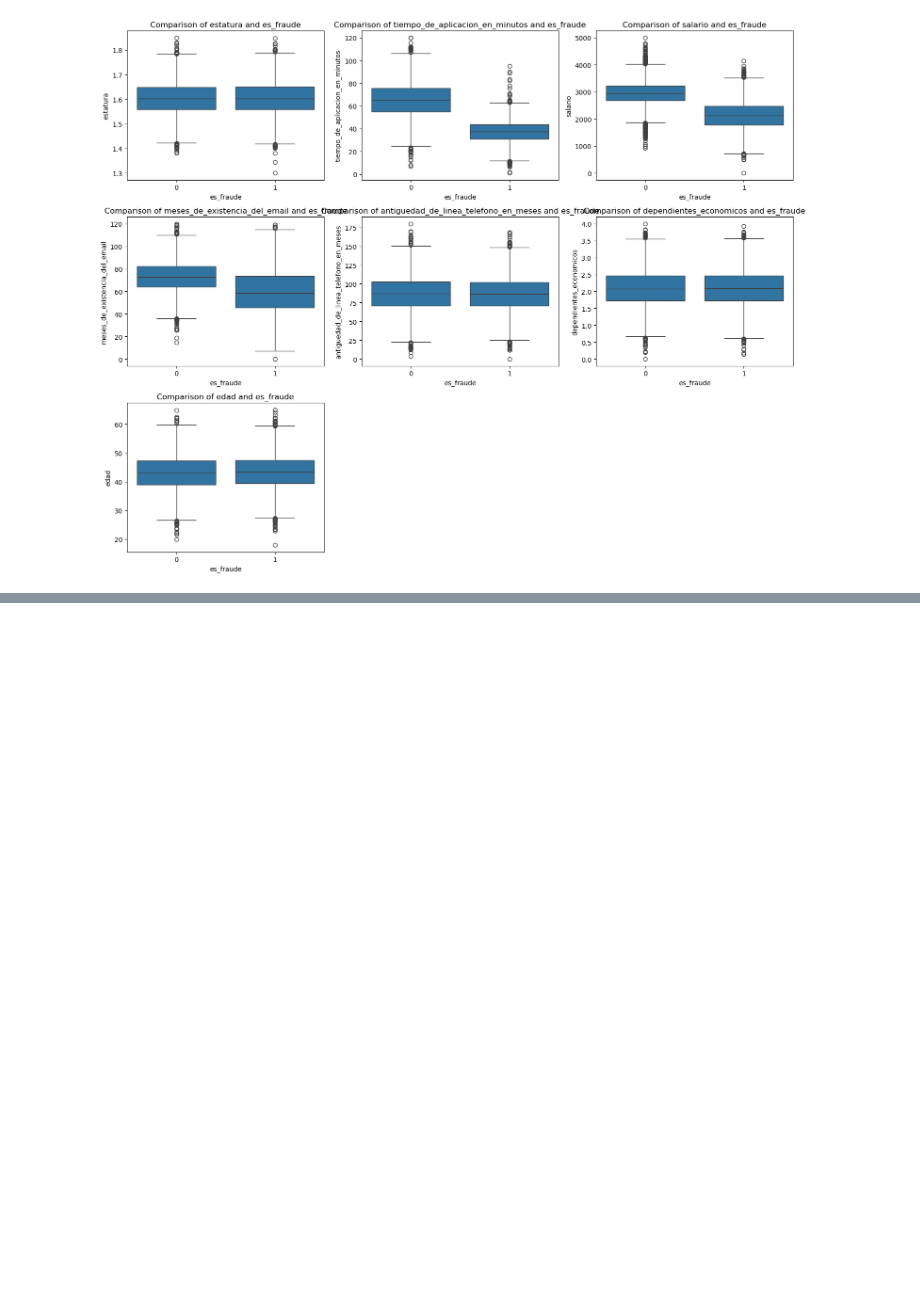
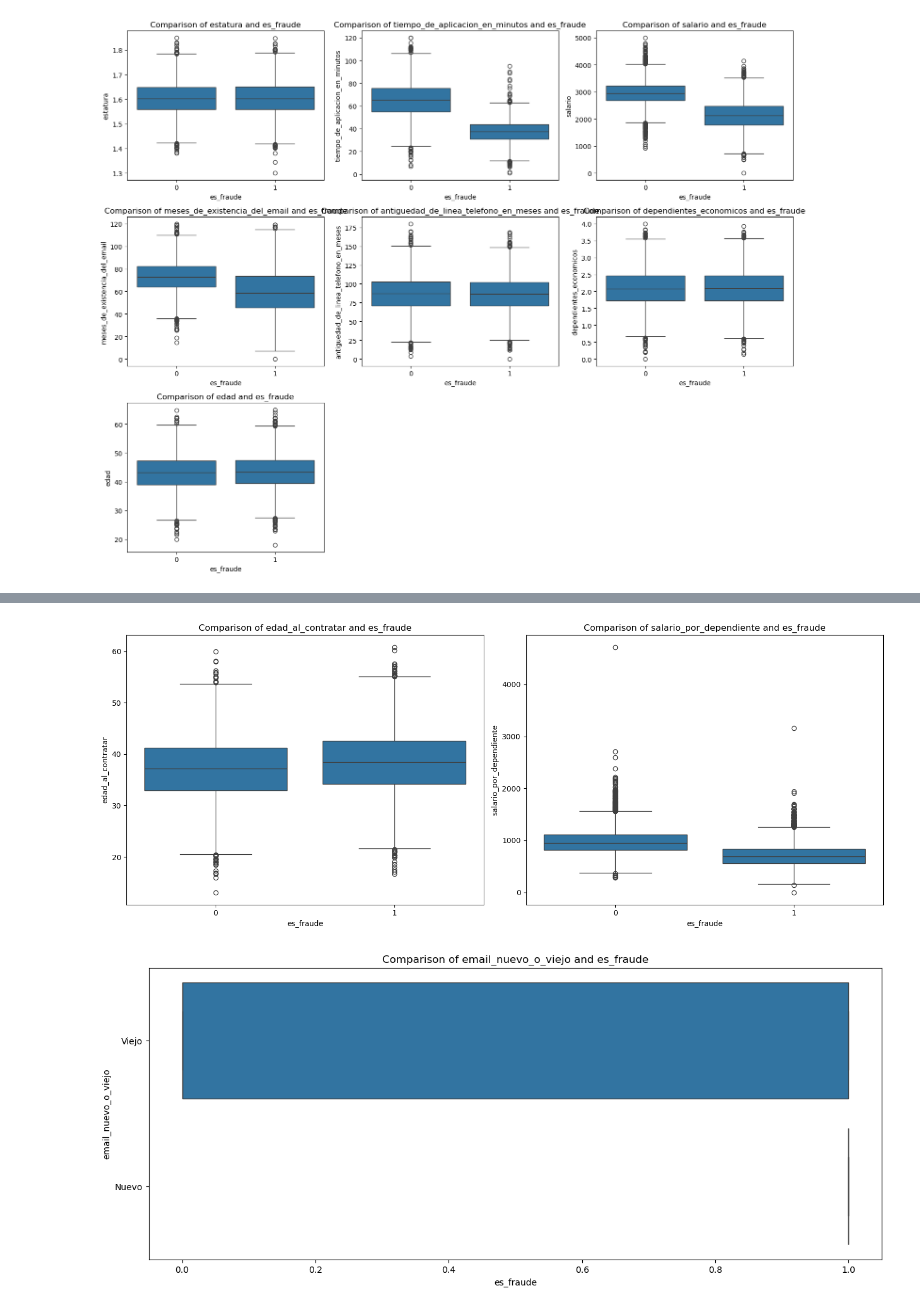
Before and after one commit to HectorH06/Data-Proc-Lab, a Jupyter notebook: Material/Examen 5/examen5_lpd.ipynb, the cells around one changed output, grey strips where cells are left out. Saved outputs shown, nothing was run; the diff lists cells and outputs as text; code cells hidden in the pictures; blank space fills up the shorter version.

```diff
--- a/Material/Examen 5/examen5_lpd.ipynb
+++ b/Material/Examen 5/examen5_lpd.ipynb
@@ -170,0 +214,25 @@ plt.show()
+# %%
+data['email_nuevo_o_viejo'] = np.where(data['meses_de_existencia_del_email'] < 12, 'Nuevo', 'Viejo')
+data['edad_al_contratar'] = data['edad'] - data['meses_de_existencia_del_email'] / 12
+data['salario_por_dependiente'] = data['salario'] / (data['dependientes_economicos'] + 1)
+# %%
+plt.figure(figsize=(15, 6))
+
+plt.subplot(1, 2, 1)
+sns.boxplot(data=data, x='es_fraude', y='edad_al_contratar')
+plt.title('Comparison of edad_al_contratar and es_fraude')
+
+plt.subplot(1, 2, 2)
+sns.boxplot(data=data, x='es_fraude', y='salario_por_dependiente')
+plt.title('Comparison of salario_por_dependiente and es_fraude')
+
+plt.tight_layout()
+plt.show()
+
+plt.figure(figsize=(15, 6))
+sns.boxplot(data=data, x='es_fraude', y='email_nuevo_o_viejo')
+plt.title('Comparison of email_nuevo_o_viejo and es_fraude')
+plt.show()
+# %% [output]
+[figure, added]
+[figure, added]
```
Also changed, not shown: parts of 29 cells of this notebook.
